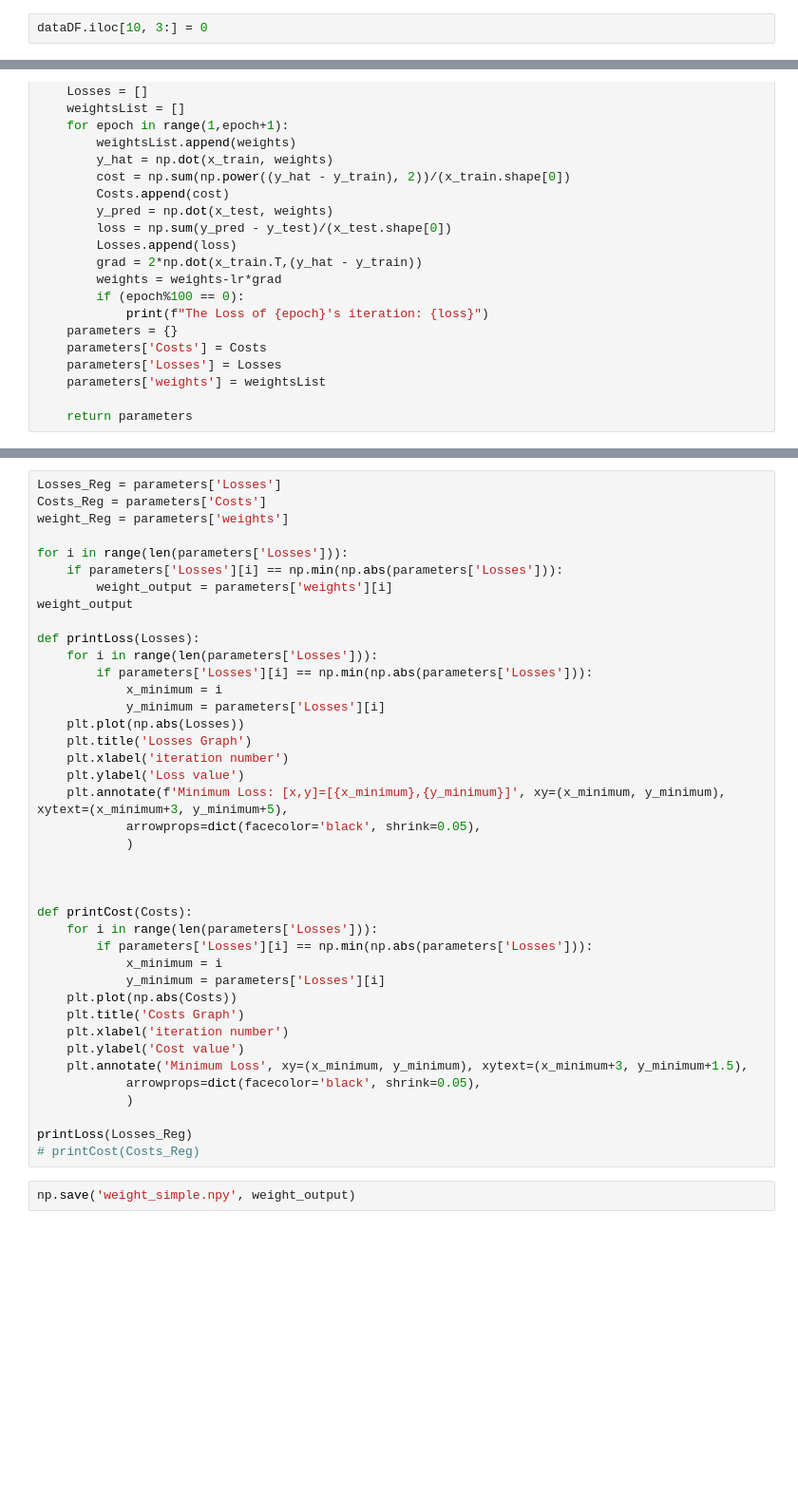
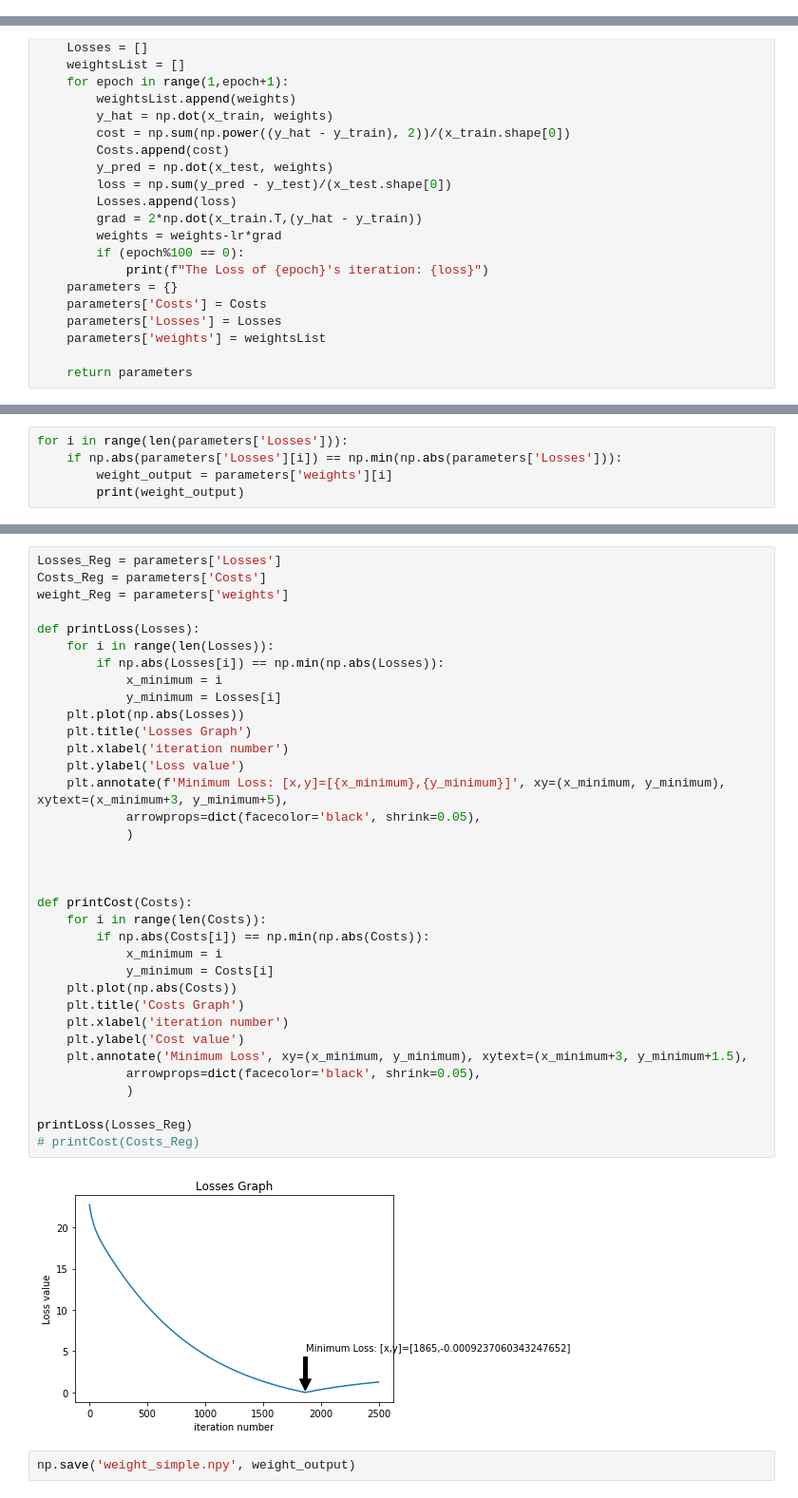
Before and after one commit to Olivia-fsm/LeeML-Learning_fsm, a Jupyter notebook: Assignments/HW1-PM2.5 Regreesion/hw1-PM2.5_regression.ipynb, the cells around one changed output, grey strips where cells are left out. Shown at 95% size. Saved outputs shown, nothing was run; the diff lists cells and outputs as text; blank space fills up the shorter version.

```diff
--- a/Assignments/HW1-PM2.5 Regreesion/hw1-PM2.5_regression.ipynb
+++ b/Assignments/HW1-PM2.5 Regreesion/hw1-PM2.5_regression.ipynb
@@ -35,8 +35,6 @@ dataDF
 ### Fillzero: Rainfall==NR
 # %%
 dataDF[dataDF == 'NR'] = 0
-# %%
-dataDF.iloc[10, 3:] = 0
 # %%
 JanData = dataDF[(pd.to_datetime(dataDF.iloc[:, 0])<=pd.to_datetime('2014/1/31'))]
 # dataDF = dataDF[(pd.to_datetime(dataDF.iloc[:, 0])>pd.to_datetime('2014/1/31'))]
@@ -264,0 +256,5 @@ The Loss of 2500's iteration: 1.2129550852446556
+# %%
+for i in range(len(parameters['Losses'])):
+    if np.abs(parameters['Losses'][i]) == np.min(np.abs(parameters['Losses'])):
+        weight_output = parameters['weights'][i]
+        print(weight_output)
@@ -265,43 +279,40 @@ The Loss of 2500's iteration: 1.2129550852446556
 # %%
 Losses_Reg = parameters['Losses']
 Costs_Reg = parameters['Costs']
 weight_Reg = parameters['weights']
 
-for i in range(len(parameters['Losses'])):
-    if parameters['Losses'][i] == np.min(np.abs(parameters['Losses'])):
-        weight_output = parameters['weights'][i]
-weight_output
-
 def printLoss(Losses):
-    for i in range(len(parameters['Losses'])):
-        if parameters['Losses'][i] == np.min(np.abs(parameters['Losses'])):
+    for i in range(len(Losses)):
+        if np.abs(Losses[i]) == np.min(np.abs(Losses)):
             x_minimum = i
-            y_minimum = parameters['Losses'][i]
+            y_minimum = Losses[i]
     plt.plot(np.abs(Losses))
     plt.title('Losses Graph')
     plt.xlabel('iteration number')
     plt.ylabel('Loss value')
     plt.annotate(f'Minimum Loss: [x,y]=[{x_minimum},{y_minimum}]', xy=(x_minimum, y_minimum), xytext=(x_minimum+3, y_minimum+5),
             arrowprops=dict(facecolor='black', shrink=0.05),
             )
 
 
 
 def printCost(Costs):
-    for i in range(len(parameters['Losses'])):
-        if parameters['Losses'][i] == np.min(np.abs(parameters['Losses'])):
+    for i in range(len(Costs)):
+        if np.abs(Costs[i]) == np.min(np.abs(Costs)):
             x_minimum = i
-            y_minimum = parameters['Losses'][i]
+            y_minimum = Costs[i]
     plt.plot(np.abs(Costs))
     plt.title('Costs Graph')
     plt.xlabel('iteration number')
     plt.ylabel('Cost value')
     plt.annotate('Minimum Loss', xy=(x_minimum, y_minimum), xytext=(x_minimum+3, y_minimum+1.5),
             arrowprops=dict(facecolor='black', shrink=0.05),
             )
 
 printLoss(Losses_Reg)
 # printCost(Costs_Reg)
+# %% [output]
+[figure, added]
 # %%
 np.save('weight_simple.npy', weight_output)
 # %% [markdown]
```
Also changed, not shown: parts of 15 cells of this notebook, 2 other files.
